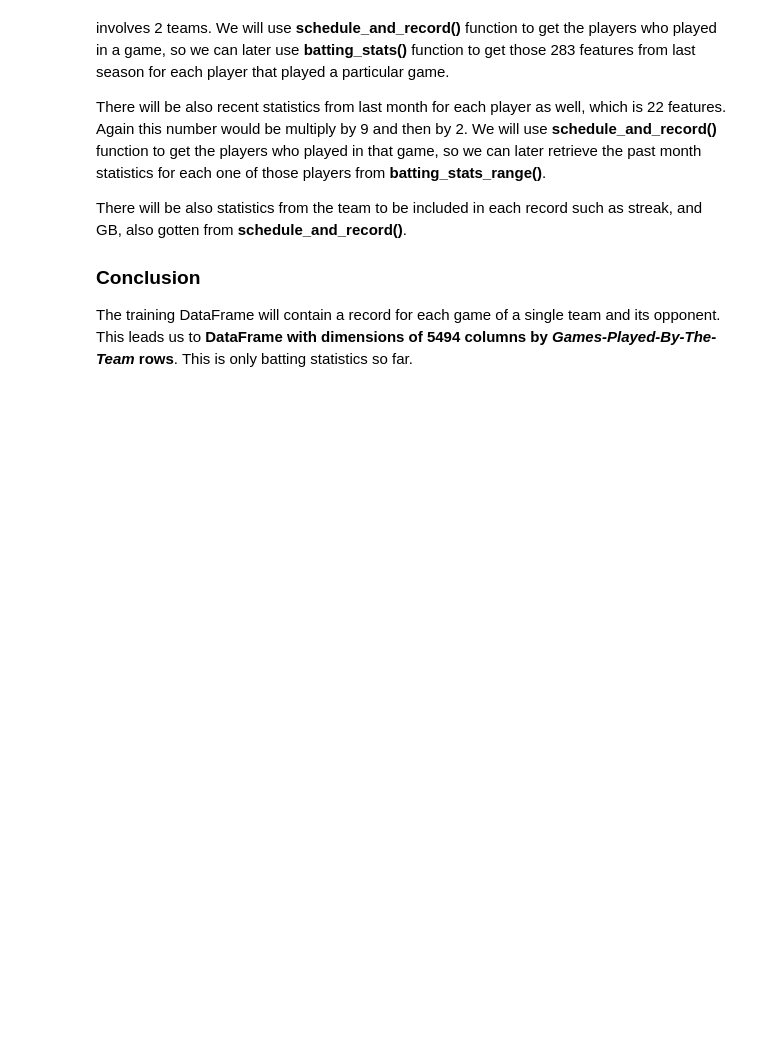
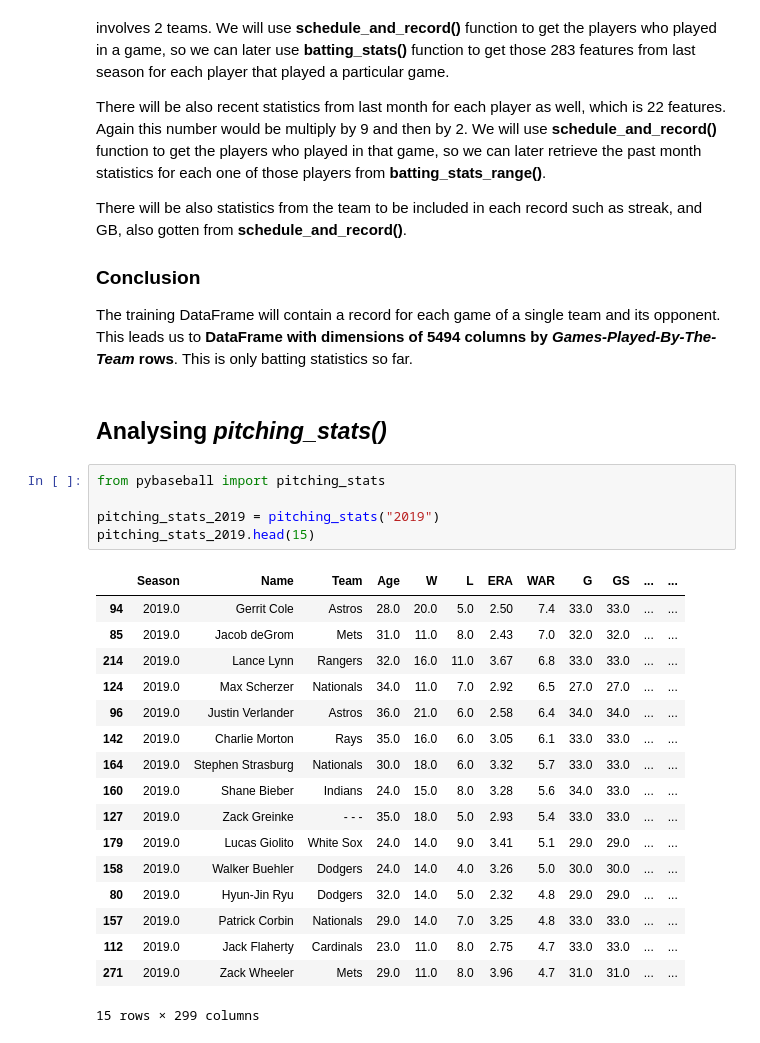
Before and after one commit to JTMachen/Baseball_Game_Predictor, a Jupyter notebook: API_analysis.ipynb, the cells around one changed output. Cells and saved outputs as stored; diff of their text form; blank space fills up the shorter version.

Commit message:
adding analysis for pitch_stats

```diff
--- a/API_analysis.ipynb
+++ b/API_analysis.ipynb
@@ -328,3 +350,28 @@ There will be also statistics from the team to be included in each record such a
 
 ### Conclusion
 The training DataFrame will contain a record for each game of a single team and its opponent. This leads us to  **DataFrame with dimensions of 5494 columns by *Games-Played-By-The-Team* rows**. This is only batting statistics so far.
+# %% [markdown]
+## Analysing *pitching_stats()*
+# %%
+from pybaseball import pitching_stats
+
+pitching_stats_2019 = pitching_stats("2019")
+pitching_stats_2019.head(15)
+# %% [output]
+|  | Season | Name | Team | Age | W | L | ERA | WAR | G | GS | ... | ... |
+| 94 | 2019.0 | Gerrit Cole | Astros | 28.0 | 20.0 | 5.0 | 2.50 | 7.4 | 33.0 | 33.0 | ... | ... |
+| 85 | 2019.0 | Jacob deGrom | Mets | 31.0 | 11.0 | 8.0 | 2.43 | 7.0 | 32.0 | 32.0 | ... | ... |
+| 214 | 2019.0 | Lance Lynn | Rangers | 32.0 | 16.0 | 11.0 | 3.67 | 6.8 | 33.0 | 33.0 | ... | ... |
+| 124 | 2019.0 | Max Scherzer | Nationals | 34.0 | 11.0 | 7.0 | 2.92 | 6.5 | 27.0 | 27.0 | ... | ... |
+| 96 | 2019.0 | Justin Verlander | Astros | 36.0 | 21.0 | 6.0 | 2.58 | 6.4 | 34.0 | 34.0 | ... | ... |
+| 142 | 2019.0 | Charlie Morton | Rays | 35.0 | 16.0 | 6.0 | 3.05 | 6.1 | 33.0 | 33.0 | ... | ... |
+| 164 | 2019.0 | Stephen Strasburg | Nationals | 30.0 | 18.0 | 6.0 | 3.32 | 5.7 | 33.0 | 33.0 | ... | ... |
+| 160 | 2019.0 | Shane Bieber | Indians | 24.0 | 15.0 | 8.0 | 3.28 | 5.6 | 34.0 | 33.0 | ... | ... |
+| 127 | 2019.0 | Zack Greinke | - - - | 35.0 | 18.0 | 5.0 | 2.93 | 5.4 | 33.0 | 33.0 | ... | ... |
+| 179 | 2019.0 | Lucas Giolito | White Sox | 24.0 | 14.0 | 9.0 | 3.41 | 5.1 | 29.0 | 29.0 | ... | ... |
+| 158 | 2019.0 | Walker Buehler | Dodgers | 24.0 | 14.0 | 4.0 | 3.26 | 5.0 | 30.0 | 30.0 | ... | ... |
+| 80 | 2019.0 | Hyun-Jin Ryu | Dodgers | 32.0 | 14.0 | 5.0 | 2.32 | 4.8 | 29.0 | 29.0 | ... | ... |
+| 157 | 2019.0 | Patrick Corbin | Nationals | 29.0 | 14.0 | 7.0 | 3.25 | 4.8 | 33.0 | 33.0 | ... | ... |
+| 112 | 2019.0 | Jack Flaherty | Cardinals | 23.0 | 11.0 | 8.0 | 2.75 | 4.7 | 33.0 | 33.0 | ... | ... |
+| 271 | 2019.0 | Zack Wheeler | Mets | 29.0 | 11.0 | 8.0 | 3.96 | 4.7 | 31.0 | 31.0 | ... | ... |
+15 rows × 299 columns
```
Also changed, not shown: parts of 14 cells of this notebook.
